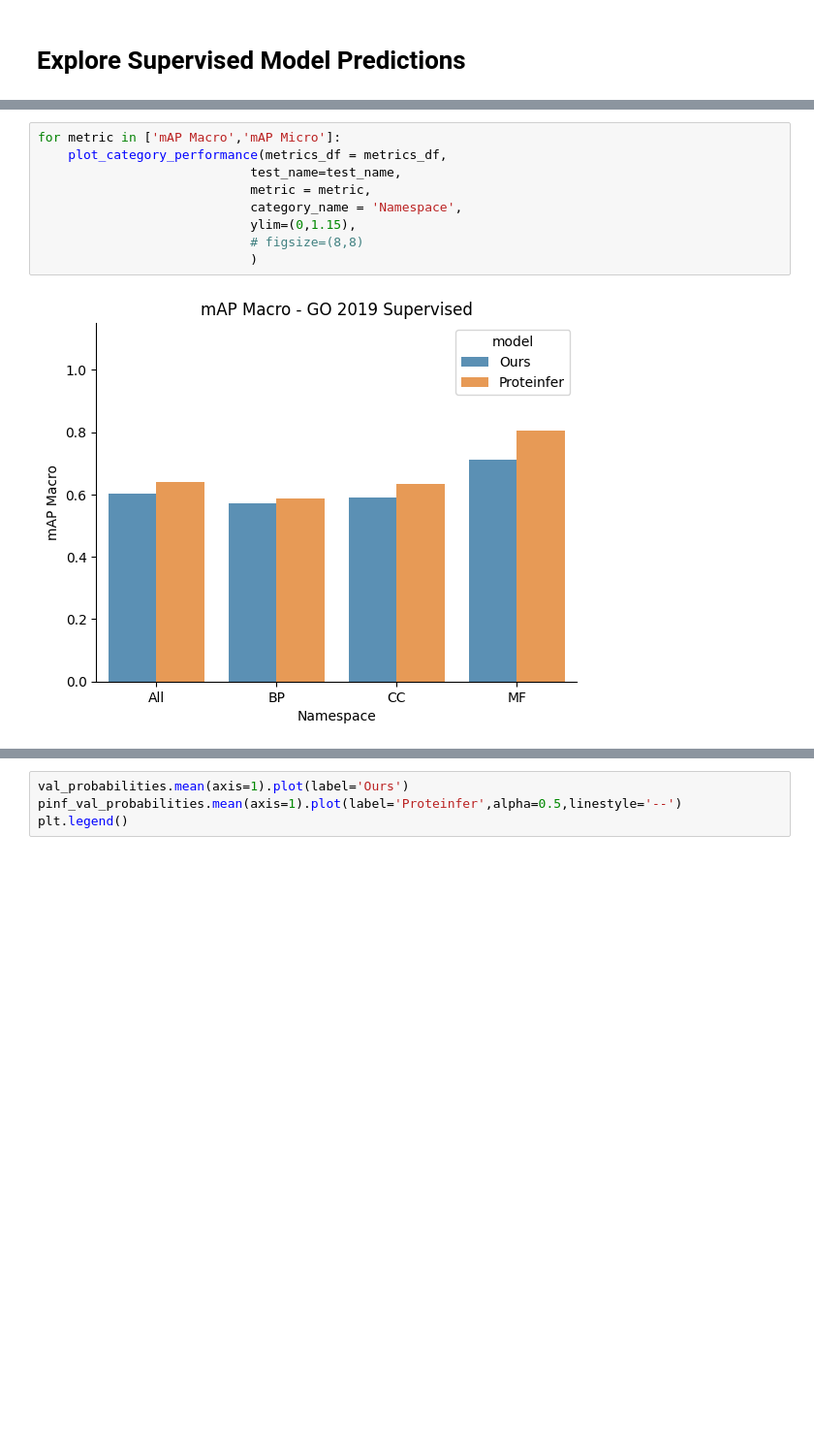
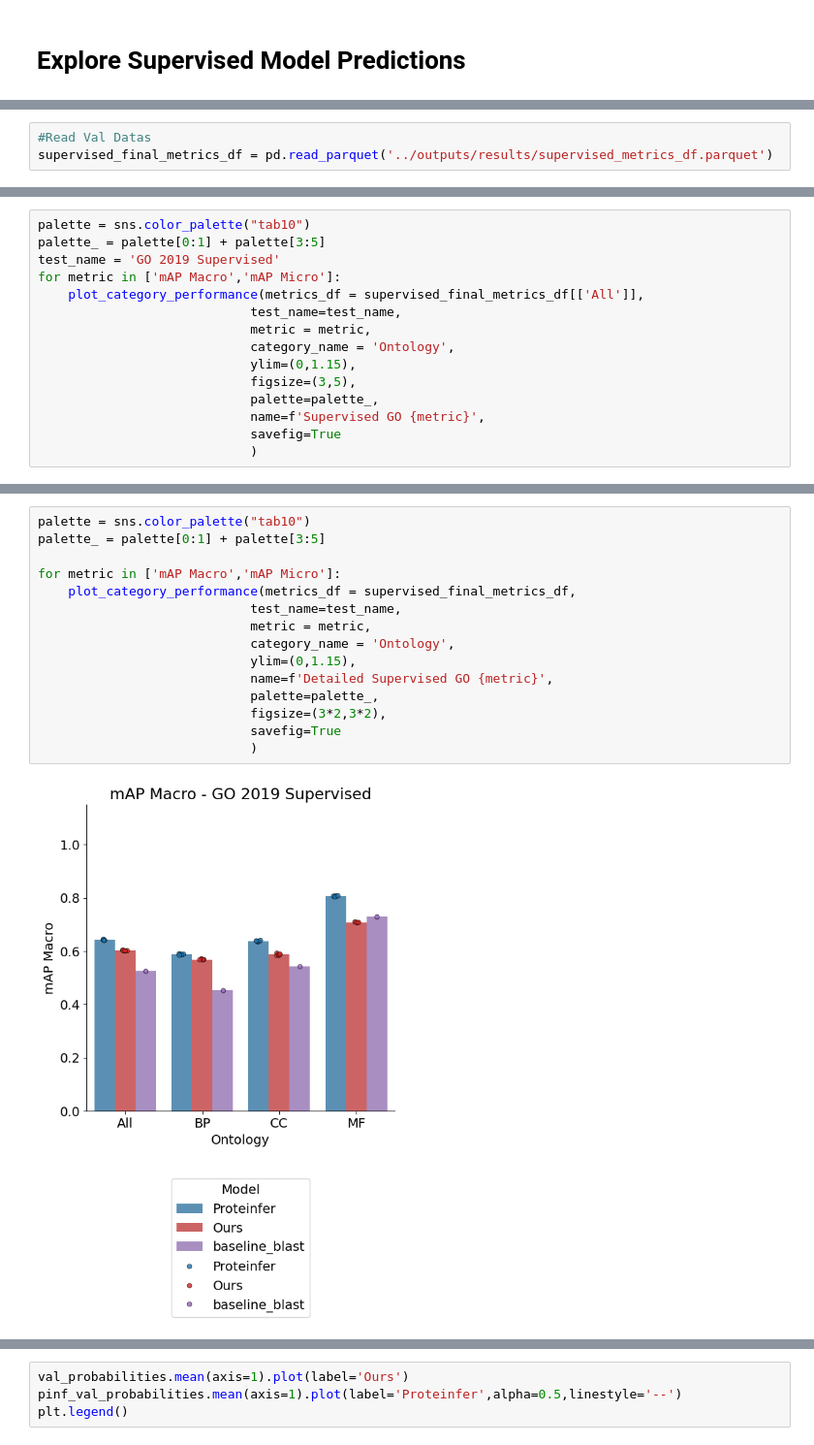
Before and after one commit to microsoft/protnote, a Jupyter notebook: notebooks/EDA.ipynb, the cells around one changed output, grey strips where cells are left out. Shown at 97% size. Drawn from its saved outputs; the diff is of its cells as text; blank space fills up the shorter version.

```diff
--- a/notebooks/EDA.ipynb
+++ b/notebooks/EDA.ipynb
@@ -517,0 +861,3 @@ def plot_metric_by_label_freq(models,train_go_term_distribution,metric,quantiles
+# %%
+#Read Val Datas
+supervised_final_metrics_df = pd.read_parquet('../outputs/results/supervised_metrics_df.parquet')
@@ -605,0 +972,15 @@ save_fig(name = 'GO Supervised Perf')
+# %%
+palette = sns.color_palette("tab10")
+palette_ = palette[0:1] + palette[3:5]
+test_name = 'GO 2019 Supervised'
+for metric in ['mAP Macro','mAP Micro']:
+    plot_category_performance(metrics_df = supervised_final_metrics_df[['All']],
+                            test_name=test_name,
+                            metric = metric,
+                            category_name = 'Ontology',
+                            ylim=(0,1.15),
+                            figsize=(3,5),
+                            palette=palette_,
+                            name=f'Supervised GO {metric}',
+                            savefig=True
+                            )
@@ -606,11 +990,17 @@ save_fig(name = 'GO Supervised Perf')
 # %%
+palette = sns.color_palette("tab10")
+palette_ = palette[0:1] + palette[3:5]
+
 for metric in ['mAP Macro','mAP Micro']:
-    plot_category_performance(metrics_df = metrics_df,
+    plot_category_performance(metrics_df = supervised_final_metrics_df,
                             test_name=test_name,
                             metric = metric,
-                            category_name = 'Namespace',
+                            category_name = 'Ontology',
                             ylim=(0,1.15),
-                            # figsize=(8,8)
+                            name=f'Detailed Supervised GO {metric}',
+                            palette=palette_,
+                            figsize=(3*2,3*2),
+                            savefig=True
                             )
 # %% [output]
-[figure, old version]
+[figure, new version]
```
Also changed, not shown: parts of 54 cells of this notebook, 21 other files.
